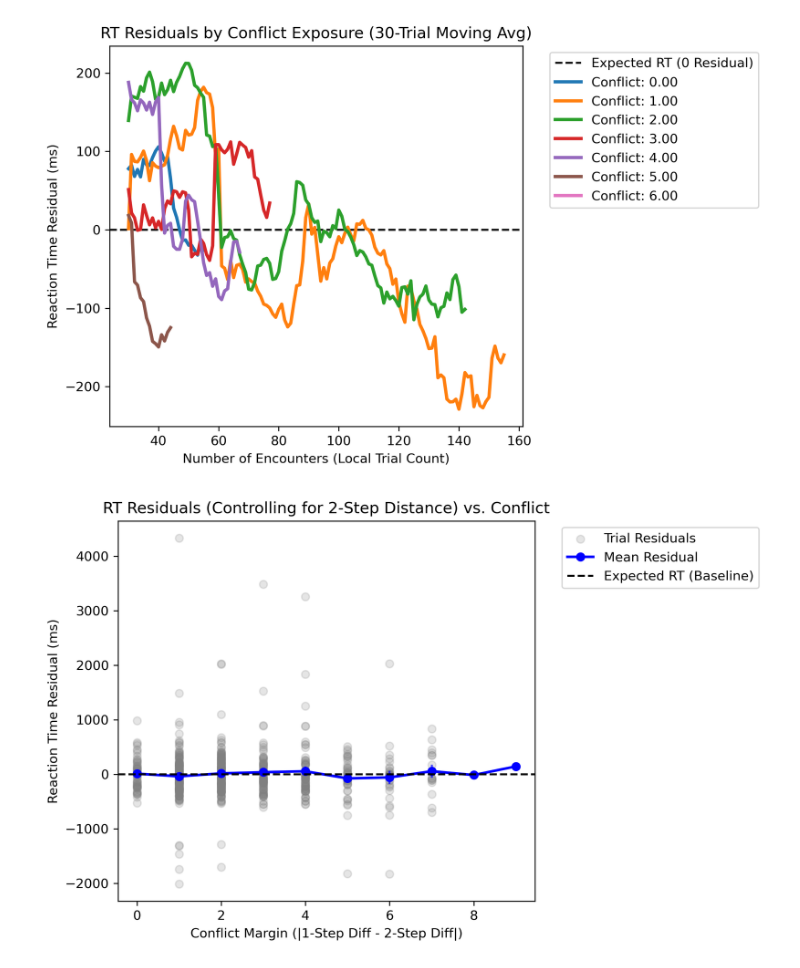
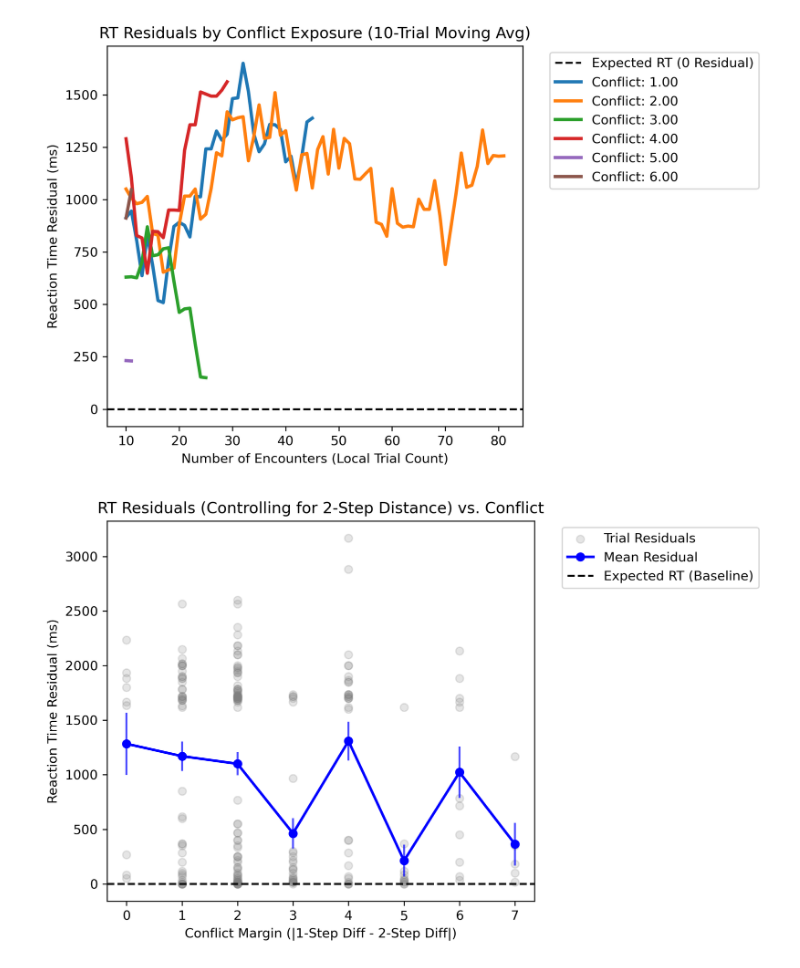
Before and after one commit to mobeets/falldown, a Jupyter notebook: analysis/behavior_analysis.ipynb, the cells around one changed output. Drawn from its saved outputs; the diff is of its cells as text; code cells hidden in the pictures.

```diff
--- a/analysis/behavior_analysis.ipynb
+++ b/analysis/behavior_analysis.ipynb
@@ -400,10 +437,14 @@ def plot_rt_vs_distance(choices, step=1):
 # %%
 data = load("real_trial1.json")
 
-choices = compare_greedy_vs_rollout(data)
+choices = compare_greedy_vs_rollout(data, only_use_disagreements=True)
 
-plot_rt_residuals_vs_conflict(choices)
-plot_rt_residuals_over_time(choices, window_size= 30)
+#plot_rt_residuals_vs_conflict(choices)
+rt_over_time_minimum_30 = plot_rt_residuals_over_time(choices, window_size= 10, rt_regression_type= 'minimum')
+display(rt_over_time_minimum_30)
+
+rt_vs_conflict_minimum = plot_rt_residuals_vs_conflict(choices, rt_regression_type= 'minimum')
+display(rt_vs_conflict_minimum)
 # %% [output]
-[figure, old version]
+[figure, new version]
-[figure, old version]
+[figure, new version]
```
Also changed, not shown: parts of 3 cells of this notebook.
